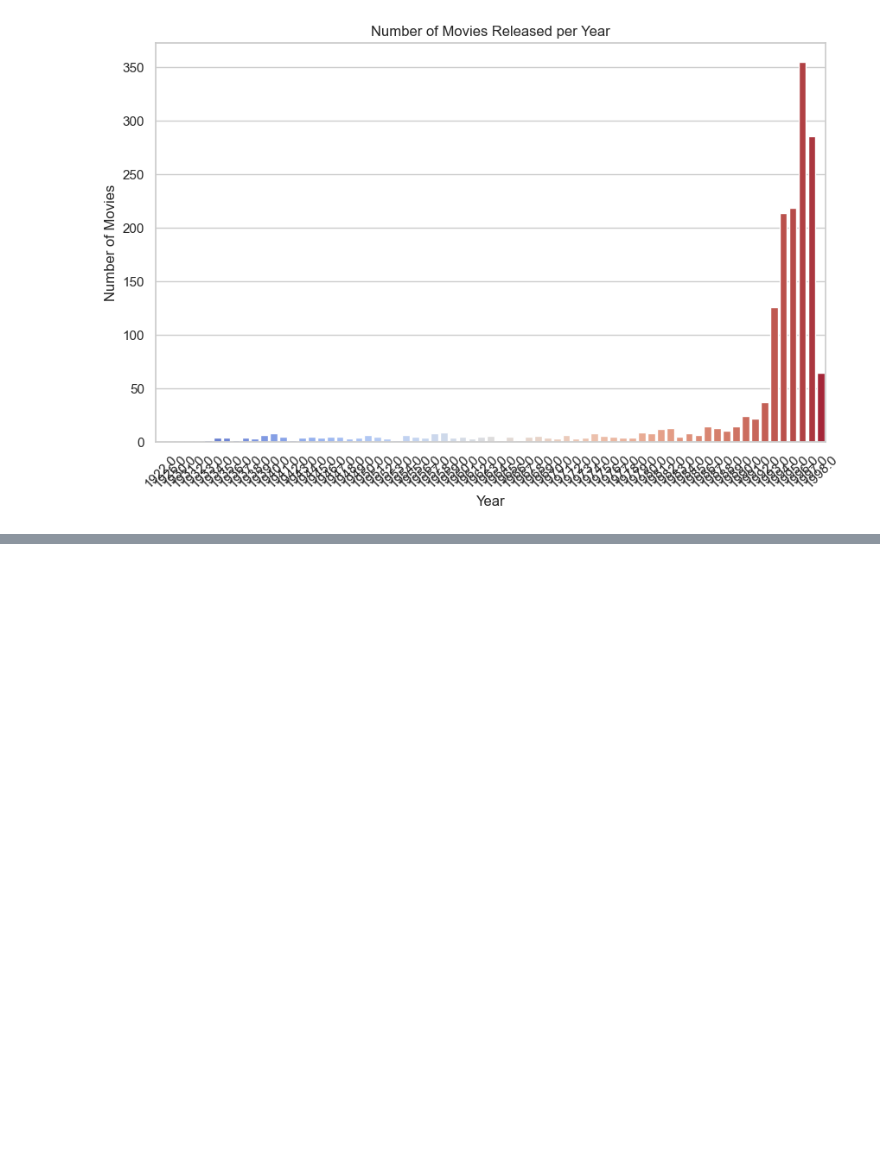
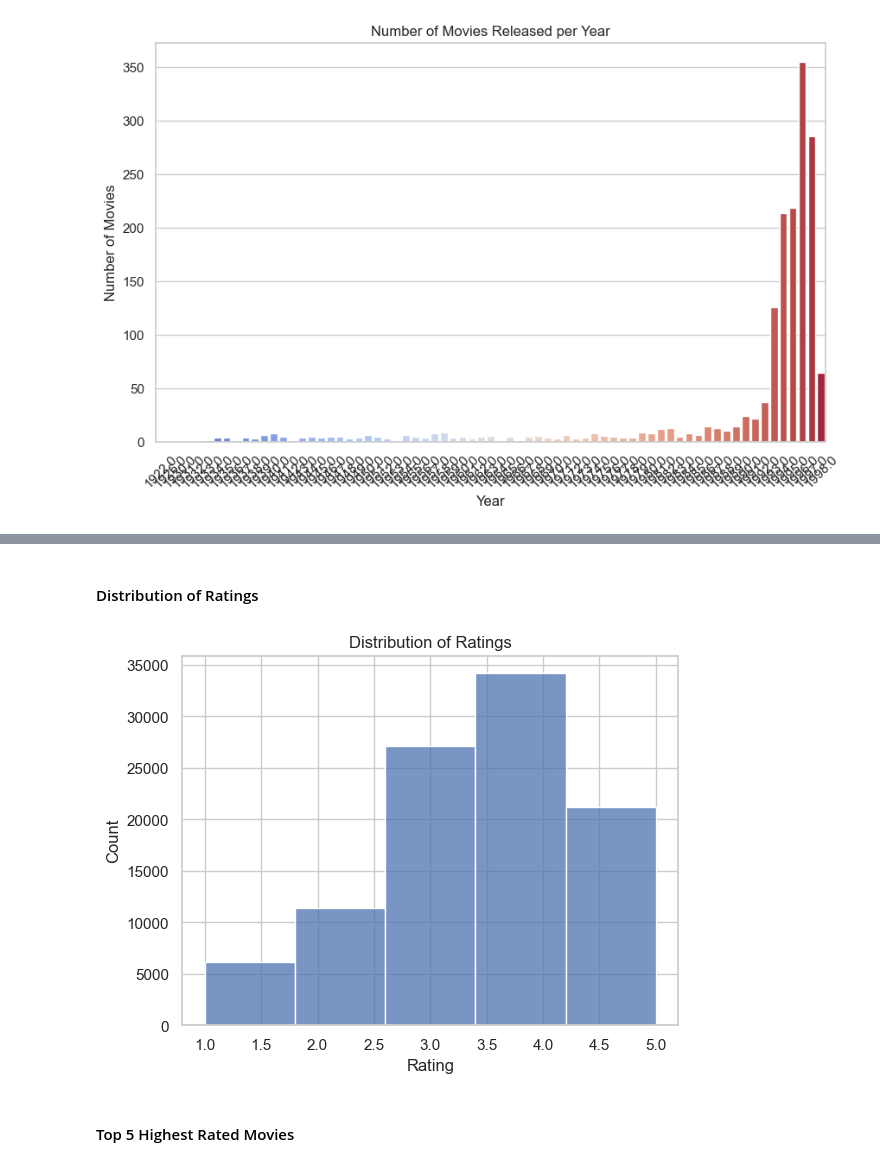
Before and after one commit to DinethRubeh/movielens100k-tfrs-recsys, a Jupyter notebook: notebooks/1_eda.ipynb, the cells around one changed output, grey strips where cells are left out. Cells and saved outputs as stored; diff of their text form; code cells hidden in the pictures; blank space fills up the shorter version.

```diff
--- a/notebooks/1_eda.ipynb
+++ b/notebooks/1_eda.ipynb
@@ -212,0 +277,12 @@ Passing `palette` without assigning `hue` is deprecated and will be removed in v
+# %% [markdown]
+#### Distribution of Ratings
+# %%
+sns.histplot(ratings_df['rating'], bins=5, kde=False)
+plt.title("Distribution of Ratings")
+plt.xlabel("Rating")
+plt.ylabel("Count")
+plt.show()
+# %% [output]
+[figure, added]
+# %% [markdown]
+#### Top 5 Highest Rated Movies
```
Also changed, not shown: parts of 32 cells of this notebook.
